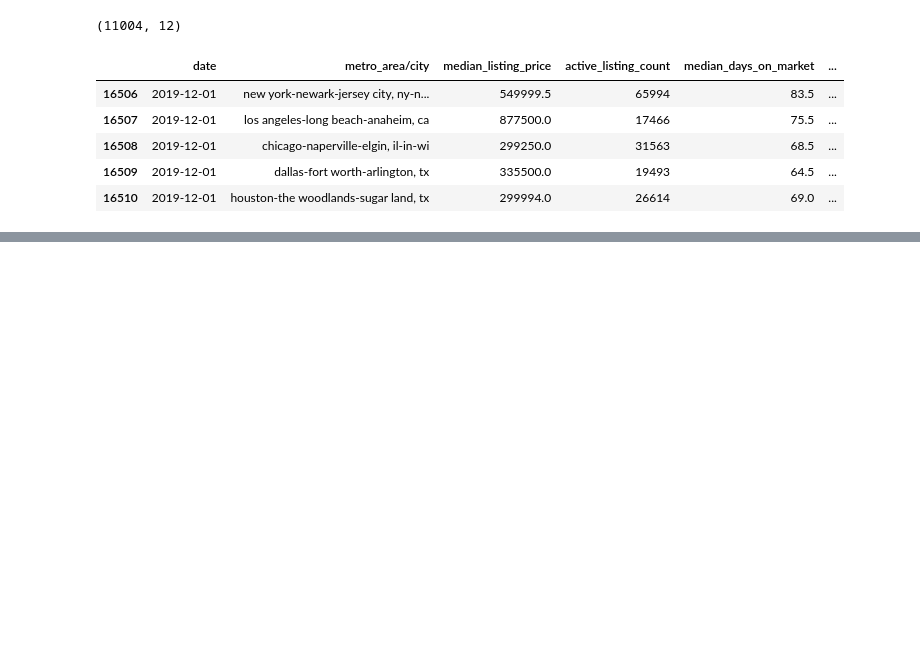
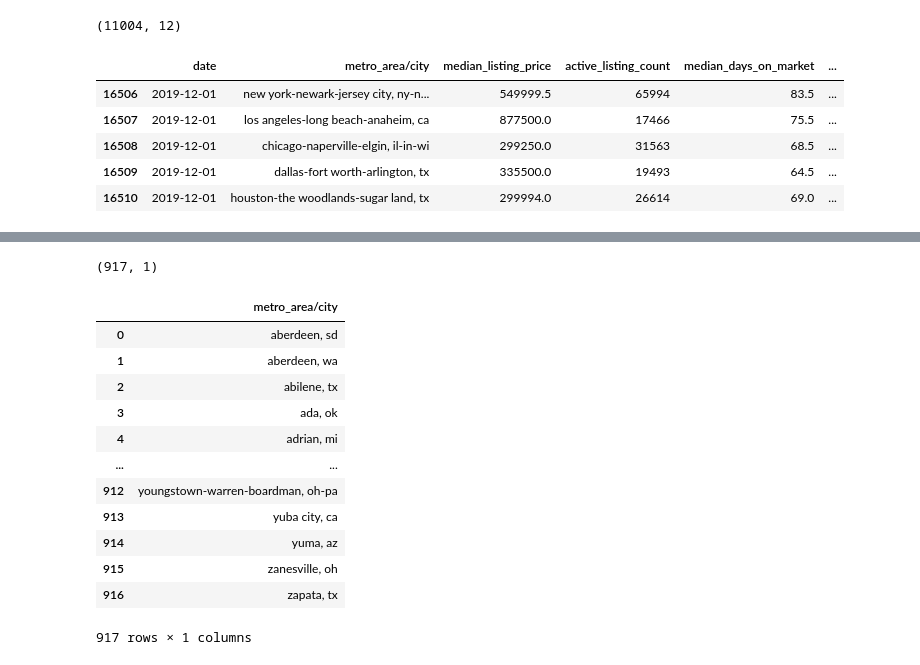
Before and after one commit to marke0816/Sleeper_Cities, a Jupyter notebook: Sleeper_cities.ipynb, the cells around one changed output, grey strips where cells are left out. Drawn from its saved outputs; the diff is of its cells as text; code cells hidden in the pictures; blank space fills up the shorter version.

```diff
--- a/Sleeper_cities.ipynb
+++ b/Sleeper_cities.ipynb
@@ -120,3 +125,23 @@ average_listing_price    float64
 total_listing_count      float64
 year                     float64
 dtype: object
+# %%
+# create new df with DF cities
+metro_name_df = pd.DataFrame(grouped_housing_df['metro_area/city'])
+print(metro_name_df.shape)
+metro_name_df
+# %% [output]
+(917, 1)
+|  | metro_area/city |
+| 0 | aberdeen, sd |
+| 1 | aberdeen, wa |
+| 2 | abilene, tx |
+| 3 | ada, ok |
+| 4 | adrian, mi |
+| ... | ... |
+| 912 | youngstown-warren-boardman, oh-pa |
+| 913 | yuba city, ca |
+| 914 | yuma, az |
+| 915 | zanesville, oh |
+| 916 | zapata, tx |
+917 rows × 1 columns
```
Also changed, not shown: parts of 4 cells of this notebook.
